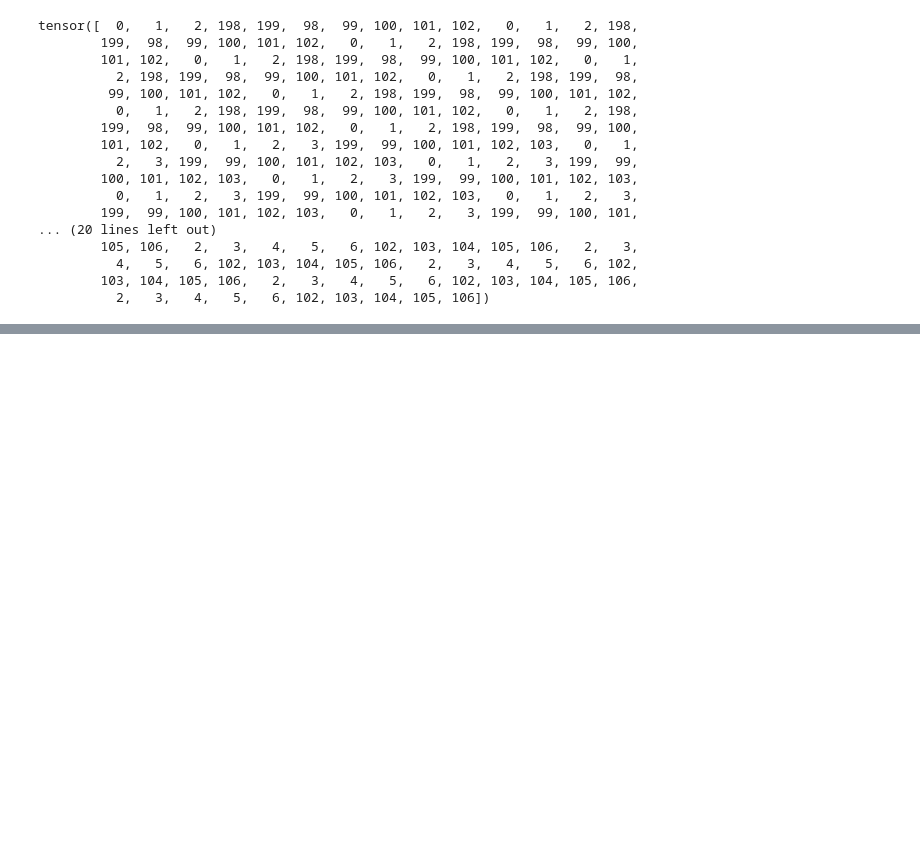
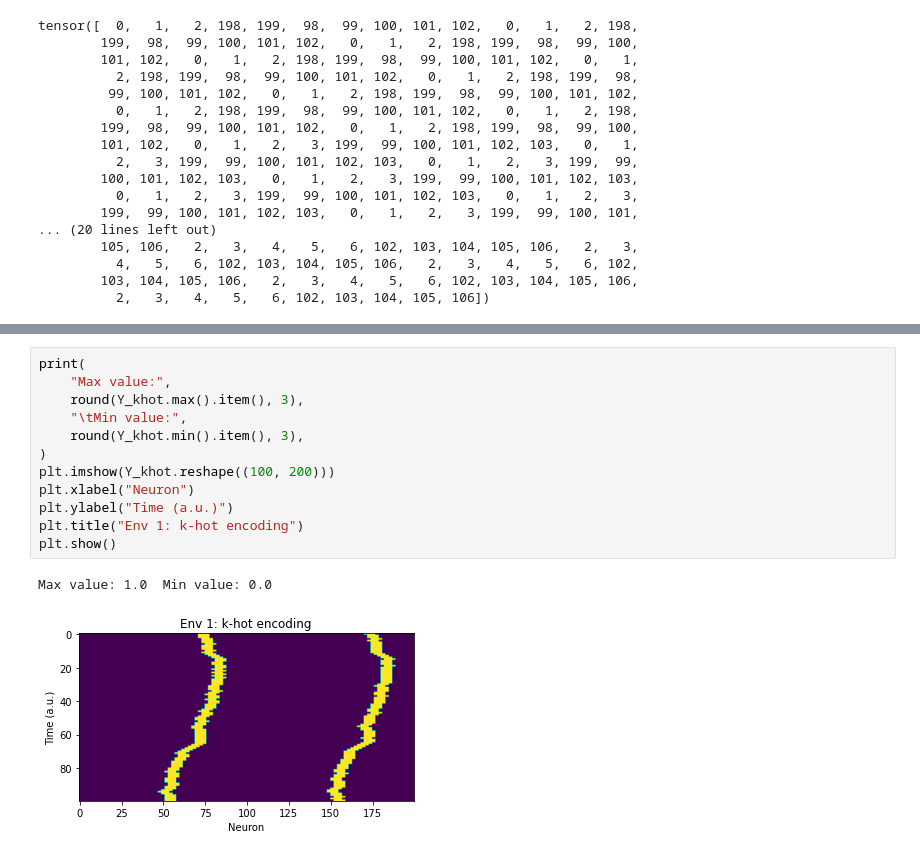
Before and after one commit to margotwagner/HCPrediction, a Jupyter notebook: notebooks/input-explorer.ipynb, the cells around one changed output, grey strips where cells are left out. Drawn from its saved outputs; the diff is of its cells as text; blank space fills up the shorter version.

```diff
--- a/notebooks/input-explorer.ipynb
+++ b/notebooks/input-explorer.ipynb
@@ -388,0 +529,15 @@ tensor([  0,   1,   2, 198, 199,  98,  99, 100, 101, 102,   0,   1,   2, 198,
+# %%
+print(
+    "Max value:",
+    round(Y_khot.max().item(), 3),
+    "\tMin value:",
+    round(Y_khot.min().item(), 3),
+)
+plt.imshow(Y_khot.reshape((100, 200)))
+plt.xlabel("Neuron")
+plt.ylabel("Time (a.u.)")
+plt.title("Env 1: k-hot encoding")
+plt.show()
+# %% [output]
+Max value: 1.0  Min value: 0.0
+[figure, added]
```
Also changed, not shown: parts of 12 cells of this notebook, 34 other files.
